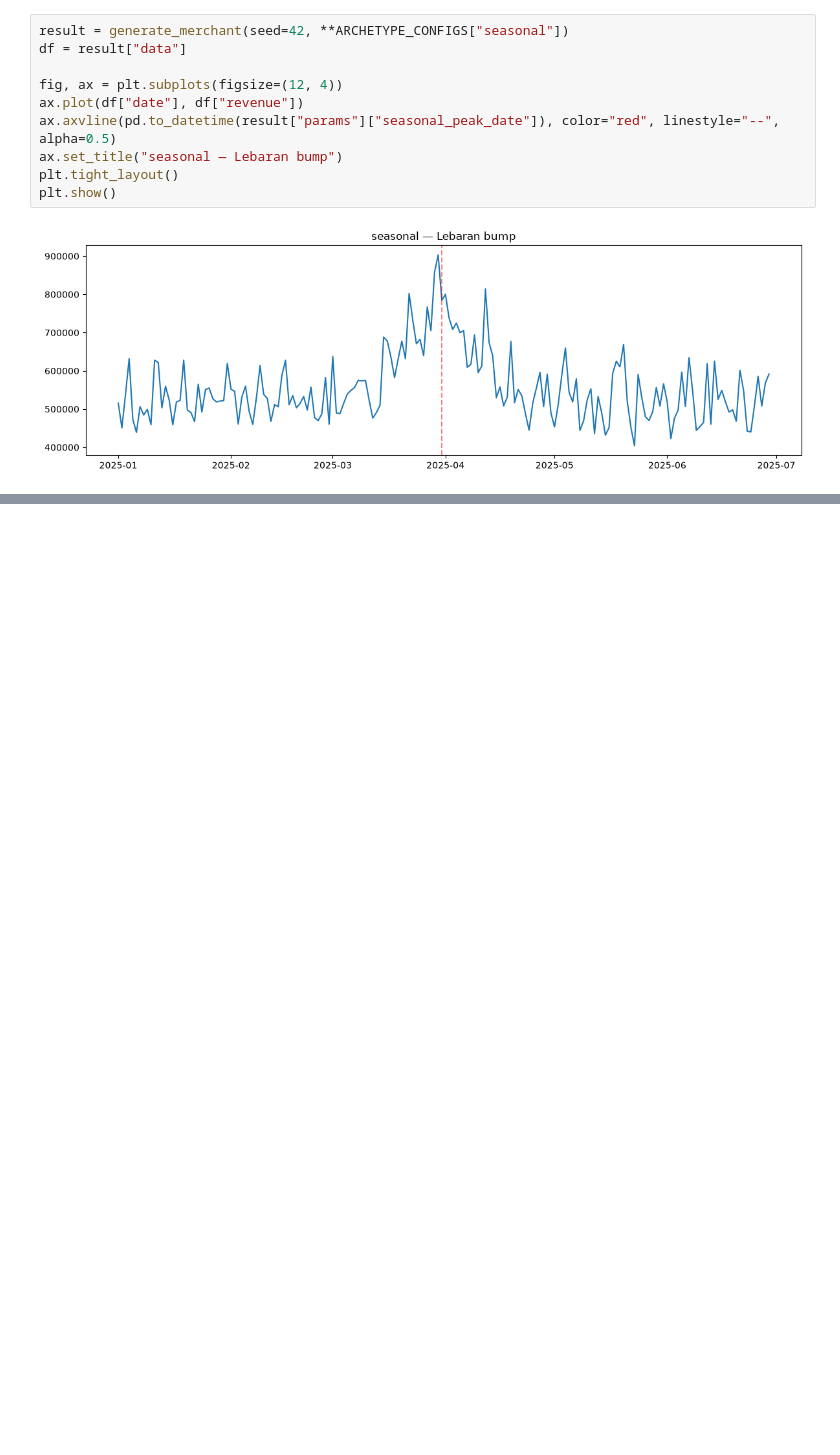
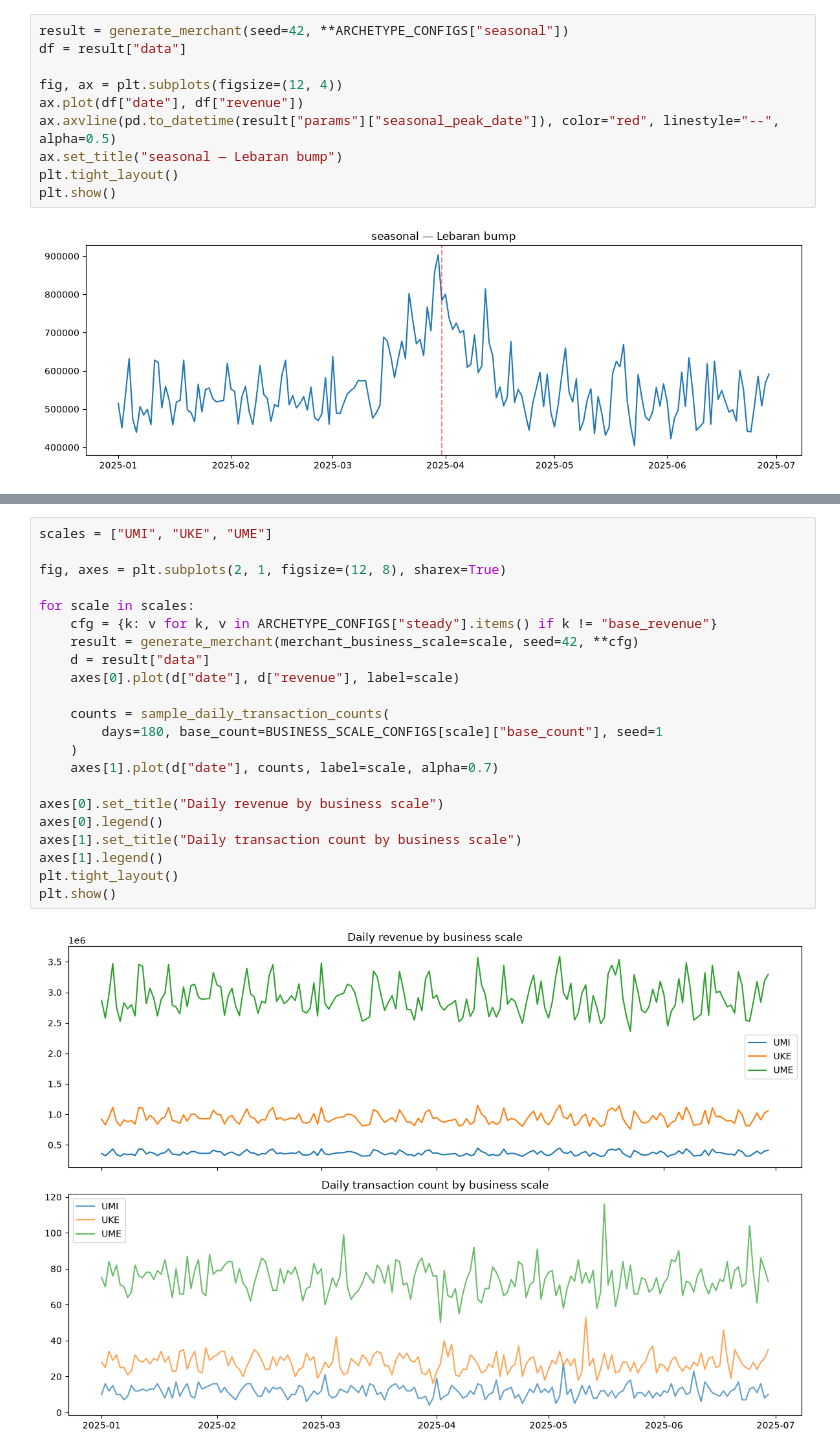
Before and after one commit to regensa18/qris_synthetic_data_generation, a Jupyter notebook: exploration_new.ipynb, the cells around one changed output, grey strips where cells are left out. Saved outputs shown, nothing was run; the diff lists cells and outputs as text; blank space fills up the shorter version.

```diff
--- a/exploration_new.ipynb
+++ b/exploration_new.ipynb
@@ -178,0 +228,24 @@ plt.show()
+# %%
+scales = ["UMI", "UKE", "UME"]
+
+fig, axes = plt.subplots(2, 1, figsize=(12, 8), sharex=True)
+
+for scale in scales:
+    cfg = {k: v for k, v in ARCHETYPE_CONFIGS["steady"].items() if k != "base_revenue"}
+    result = generate_merchant(merchant_business_scale=scale, seed=42, **cfg)
+    d = result["data"]
+    axes[0].plot(d["date"], d["revenue"], label=scale)
+
+    counts = sample_daily_transaction_counts(
+        days=180, base_count=BUSINESS_SCALE_CONFIGS[scale]["base_count"], seed=1
+    )
+    axes[1].plot(d["date"], counts, label=scale, alpha=0.7)
+
+axes[0].set_title("Daily revenue by business scale")
+axes[0].legend()
+axes[1].set_title("Daily transaction count by business scale")
+axes[1].legend()
+plt.tight_layout()
+plt.show()
+# %% [output]
+[figure, added]
```
Also changed, not shown: parts of 5 cells of this notebook, 5 other files.
